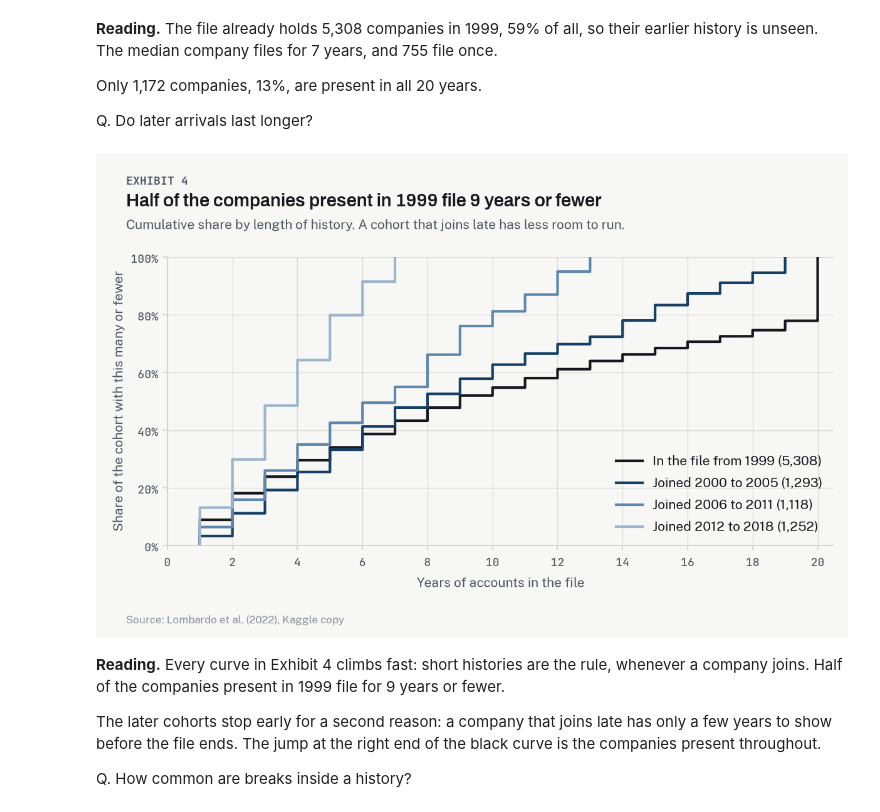
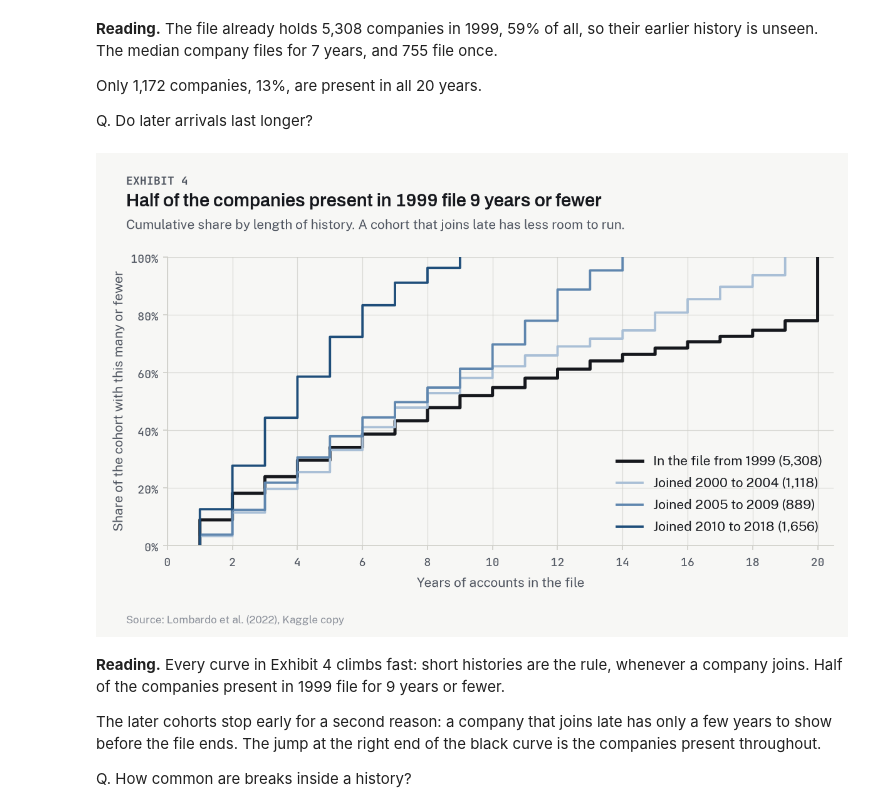
Before and after one commit to lenamonj/corp-default, a Jupyter notebook: notebooks/01_the_panel.ipynb, the cells around one changed output. Saved outputs shown, nothing was run; the diff lists cells and outputs as text; code cells hidden in the pictures.

```diff
--- a/notebooks/01_the_panel.ipynb
+++ b/notebooks/01_the_panel.ipynb
@@ -493,10 +493,10 @@ runs = rows.assign(run=starts_run.cumsum()).groupby(["row", "run"])["year"].agg(
 runs = runs.reset_index()
 
 fig, ax = plt.subplots(figsize=(viz.EXHIBIT_WIDTH_IN, 5.6))
-ax.hlines(runs["row"], runs["min"] - 0.4, runs["max"] + 0.4, color=viz.MIST, linewidth=0.7)
+ax.hlines(runs["row"], runs["min"] - 0.4, runs["max"] + 0.4, color="#C3C6CB", linewidth=0.7)
 endings = [
     ("reporting", viz.SURVIVED, f"Still filing in {last_year}"),
-    ("left", viz.CENSORED, "Left for another reason"),
+    ("left", viz.CENSORED, "Left another way"),
     ("failed", viz.FAILED, "Failed"),
 ]
 for event, color, label in endings:
@@ -508,10 +508,13 @@ ax.set_ylim(len(sample), -1)
 ax.set_yticks([])
 ax.grid(axis="y", visible=False)
 ax.set_ylabel(f"{len(sample)} companies, by first and last year")
-ax.legend(loc="lower left", ncols=3)
+ax.legend(loc="lower left", bbox_to_anchor=(0, 1), ncols=3, borderaxespad=0.2)
+from_start = (events["entry_year"] == first_year).mean()
+# The title says most companies leave before the last year. Checked here.
+assert (events["event"] != "reporting").mean() > 0.5
 viz.exhibit(
     fig,
-    "Most histories start at the file's first year and end early",
+    f"The file opens with {from_start:.0%} of its companies already listed, and most leave before {last_year}",
     "One line per company, drawn for each year it files. The dot marks how its history ends.",
     f"{SOURCE}; a random sample of {len(sample)} companies",
     save_as="ch1",
@@ -579,31 +582,32 @@ Q. Do later arrivals last longer?
 # %%
 cohorts = [
     (f"In the file from {first_year}", spans["first_year"] == first_year, viz.INK),
-    ("Joined 2000 to 2005", spans["first_year"].between(2000, 2005), "#173F66"),
-    ("Joined 2006 to 2011", spans["first_year"].between(2006, 2011), "#5F86AE"),
-    (f"Joined 2012 to {last_year}", spans["first_year"] >= 2012, "#9DB4CC"),
+    ("Joined 2000 to 2004", spans["first_year"].between(2000, 2004), viz.COHORTS[0]),
+    ("Joined 2005 to 2009", spans["first_year"].between(2005, 2009), viz.COHORTS[1]),
+    (f"Joined 2010 to {last_year}", spans["first_year"] >= 2010, viz.COHORTS[2]),
 ]
 
 median_first = spans.loc[truncated, "n_years"].median()
 store.put("median_first", median_first)
 
 fig, ax = plt.subplots(figsize=(viz.EXHIBIT_WIDTH_IN, 3.8))
 for label, members, color in cohorts:
-    ax.ecdf(spans.loc[members, "n_years"], color=color, label=f"{label} ({members.sum():,})")
+    ax.ecdf(spans.loc[members, "n_years"], color=color, label=f"{label} ({members.sum():,})",
+            linewidth=2.4 if color == viz.INK else 1.8)  # fmt: skip
 ax.set_xticks(range(0, last_year - first_year + 2, 2))
 ax.set_xlim(0, last_year - first_year + 1.5)
 ax.yaxis.set_major_formatter(PercentFormatter(1.0, decimals=0))
 ax.set_xlabel("Years of accounts in the file")
 ax.set_ylabel("Share of the cohort with this many or fewer")
 ax.legend(loc="lower right")
 viz.exhibit(
     fig,
     f"Half of the companies present in {first_year} file {median_first:.0f} years or fewer",
     "Cumulative share by length of history. A cohort that joins late has less room to run.",
     SOURCE,
 )
 # %% [output]
-[figure, old version]
+[figure, new version]
 # %% [markdown]
 **Reading.** Every curve in Exhibit 4 climbs fast: short histories are the rule, whenever a company joins.
 Half of the companies present in 1999 file for 9 years or fewer.
```
Also changed, not shown: parts of 18 cells of this notebook, 4 other files.
